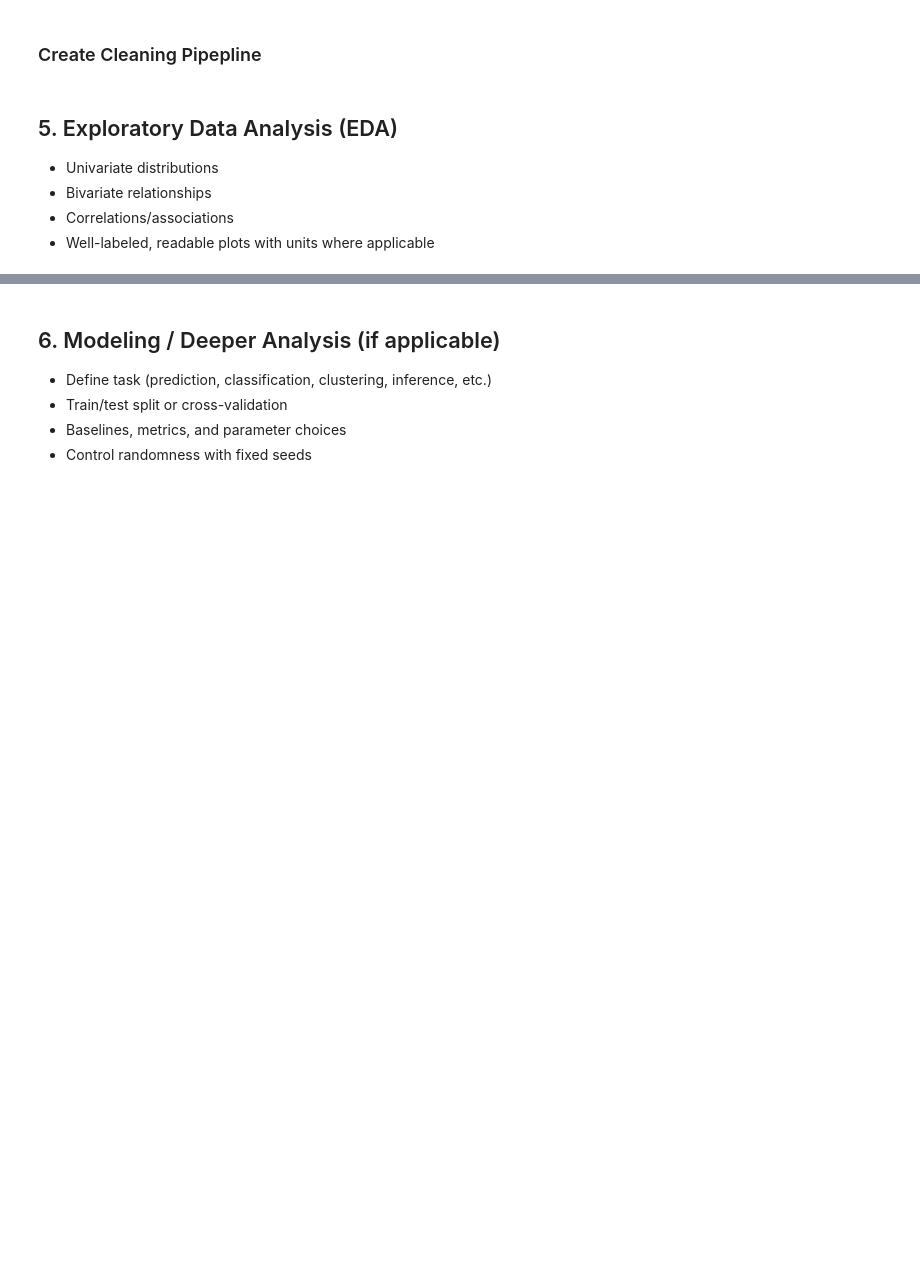
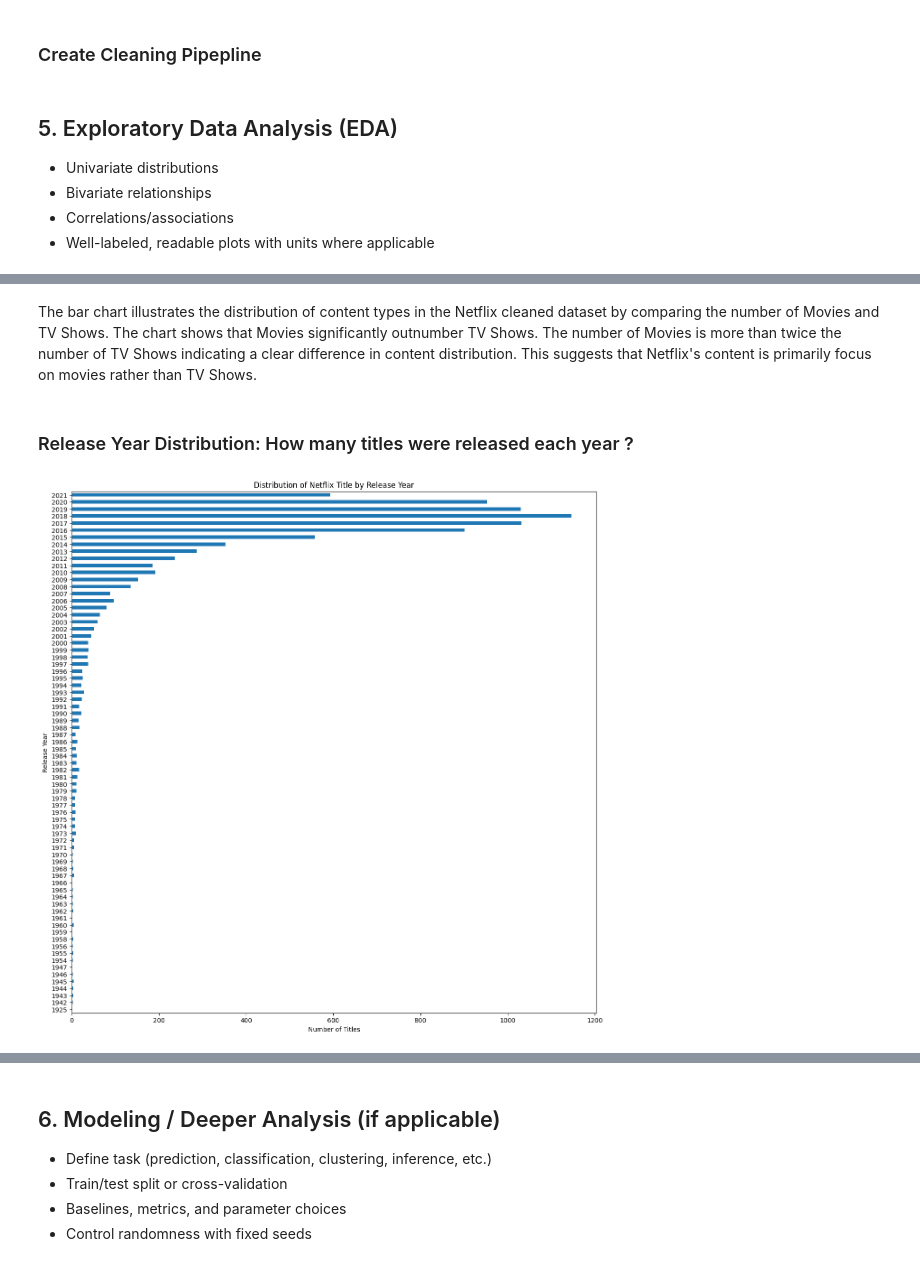
Before and after one commit to liya-eng/DSF_PROJECT, a Jupyter notebook: TT6L_G04_Notebook.ipynb, the cells around one changed output, grey strips where cells are left out. Saved outputs shown, nothing was run; the diff lists cells and outputs as text; code cells hidden in the pictures; blank space fills up the shorter version.

```diff
--- a/TT6L_G04_Notebook.ipynb
+++ b/TT6L_G04_Notebook.ipynb
@@ -229,0 +278,17 @@ clean_netflix.to_csv('netflix_cleaned.csv', index = False)
+# %% [markdown]
+The bar chart illustrates the distribution of content types in the Netflix cleaned dataset by comparing the number of Movies and TV Shows. The chart shows that Movies significantly outnumber TV Shows. The number of Movies is more than twice the number of TV Shows indicating a clear difference in content distribution. This suggests that Netflix's content is primarily focus on movies rather than TV Shows.
+# %% [markdown]
+### Release Year Distribution: How many titles were released each year ?
+# %%
+release_year_dist = netflix_cleaned['release_year'].value_counts().sort_index()
+release_year_dist.plot(
+    kind='barh',
+    figsize=(15,15)
+)
+
+plt.title('Distribution of Netflix Title by Release Year')
+plt.xlabel('Number of Titles')
+plt.ylabel('Release Year')
+plt.show()
+# %% [output]
+[figure, added]
```
Also changed, not shown: parts of 131 cells of this notebook.
